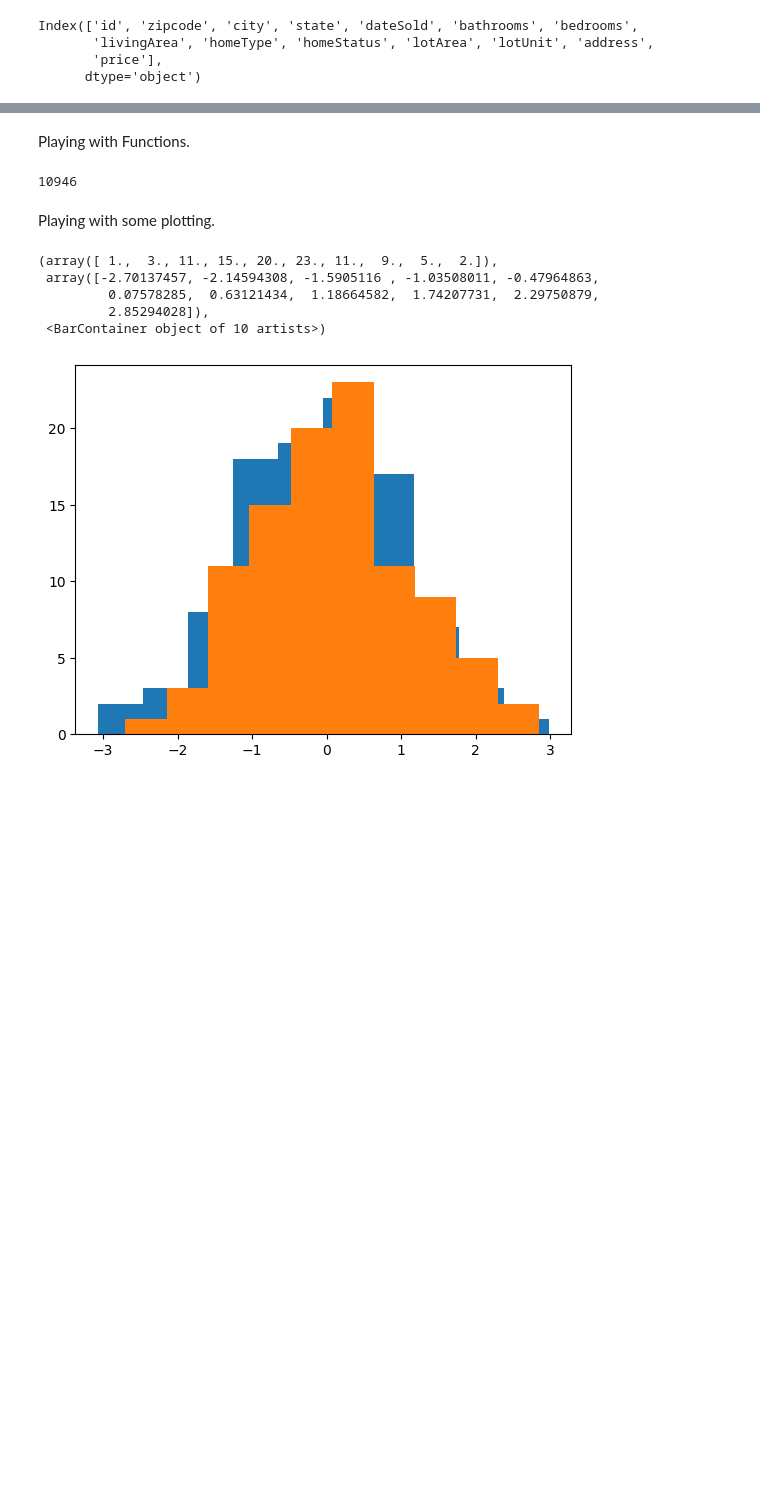
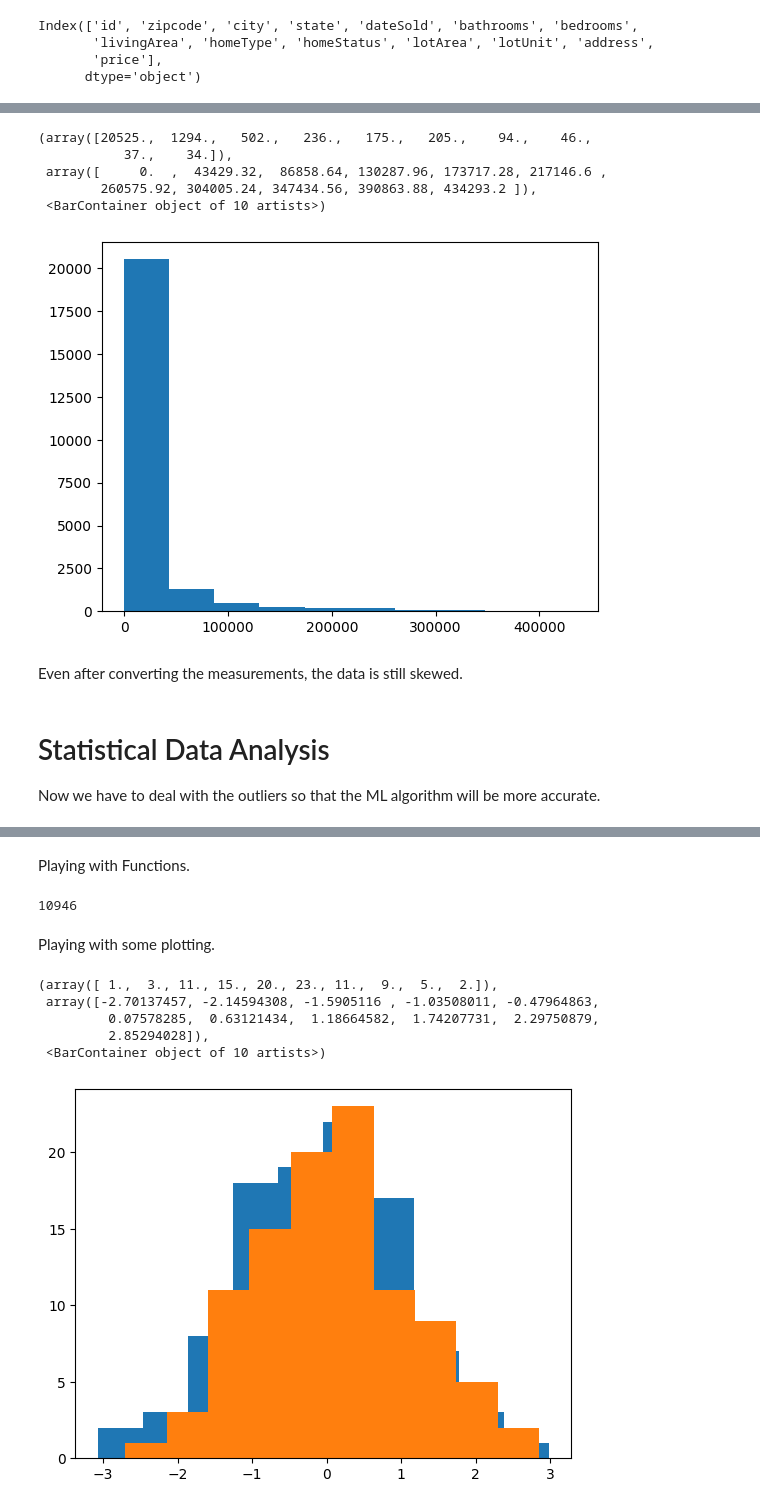
Before and after one commit to vtomlin1/Portfolio, a Jupyter notebook: Python/MLH_Housing_Prices_Forecasting.ipynb, the cells around one changed output, grey strips where cells are left out. Cells and saved outputs as stored; diff of their text form; code cells hidden in the pictures; blank space fills up the shorter version.

```diff
--- a/Python/MLH_Housing_Prices_Forecasting.ipynb
+++ b/Python/MLH_Housing_Prices_Forecasting.ipynb
@@ -28,0 +170,13 @@ Index(['id', 'zipcode', 'city', 'state', 'dateSold', 'bathrooms', 'bedrooms',
+# %%
+#This function will convert acres to sqft.
+def convert_lot_area(row):
+    if row['lotUnit'] == 'acres':
+        return row['lotArea'] * 43560
+    else:
+        return row['lotArea']
+
+#Use .apply() to apply the function to the lot area column in the dataframe.
+train_without_id['lotArea'] = train_without_id.apply(convert_lot_area, axis=1)
+#Afterwards, drop the lot unit since everything is in sqft.
+train_without_id = train_without_id.drop('lotUnit', axis=1)
+train_without_id.head()
@@ -28,0 +190,14 @@ Index(['id', 'zipcode', 'city', 'state', 'dateSold', 'bathrooms', 'bedrooms',
+# %%
+plt.hist(train_without_id['lotArea'])
+# %% [output]
+(array([20525.,  1294.,   502.,   236.,   175.,   205.,    94.,    46.,
+           37.,    34.]),
+ array([     0.  ,  43429.32,  86858.64, 130287.96, 173717.28, 217146.6 ,
+        260575.92, 304005.24, 347434.56, 390863.88, 434293.2 ]),
+ <BarContainer object of 10 artists>)
+[figure, added]
+# %% [markdown]
+Even after converting the measurements, the data is still skewed.
+# %% [markdown]
+# Statistical Data Analysis
+Now we have to deal with the outliers so that the ML algorithm will be more accurate.
```
Also changed, not shown: parts of 30 cells of this notebook.
